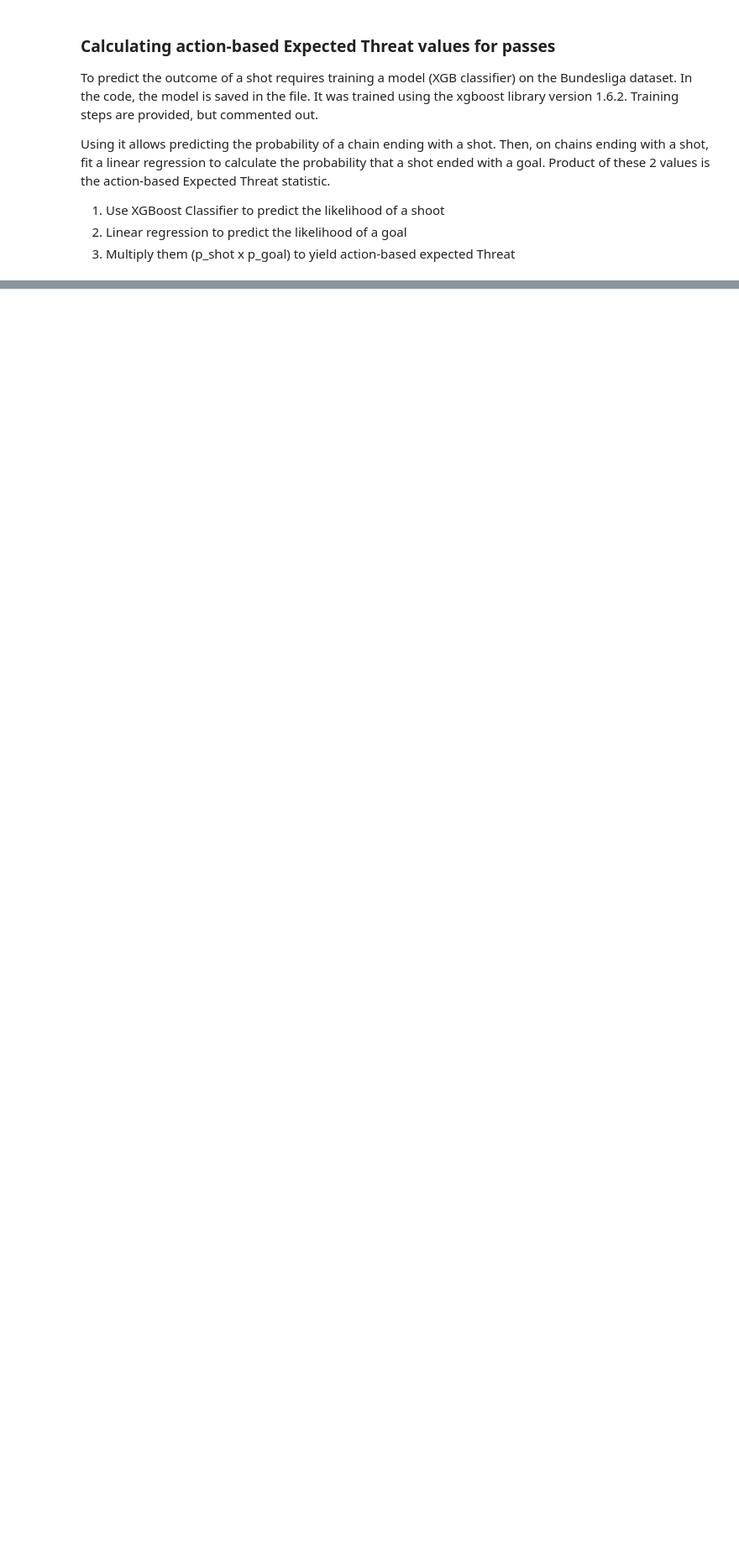
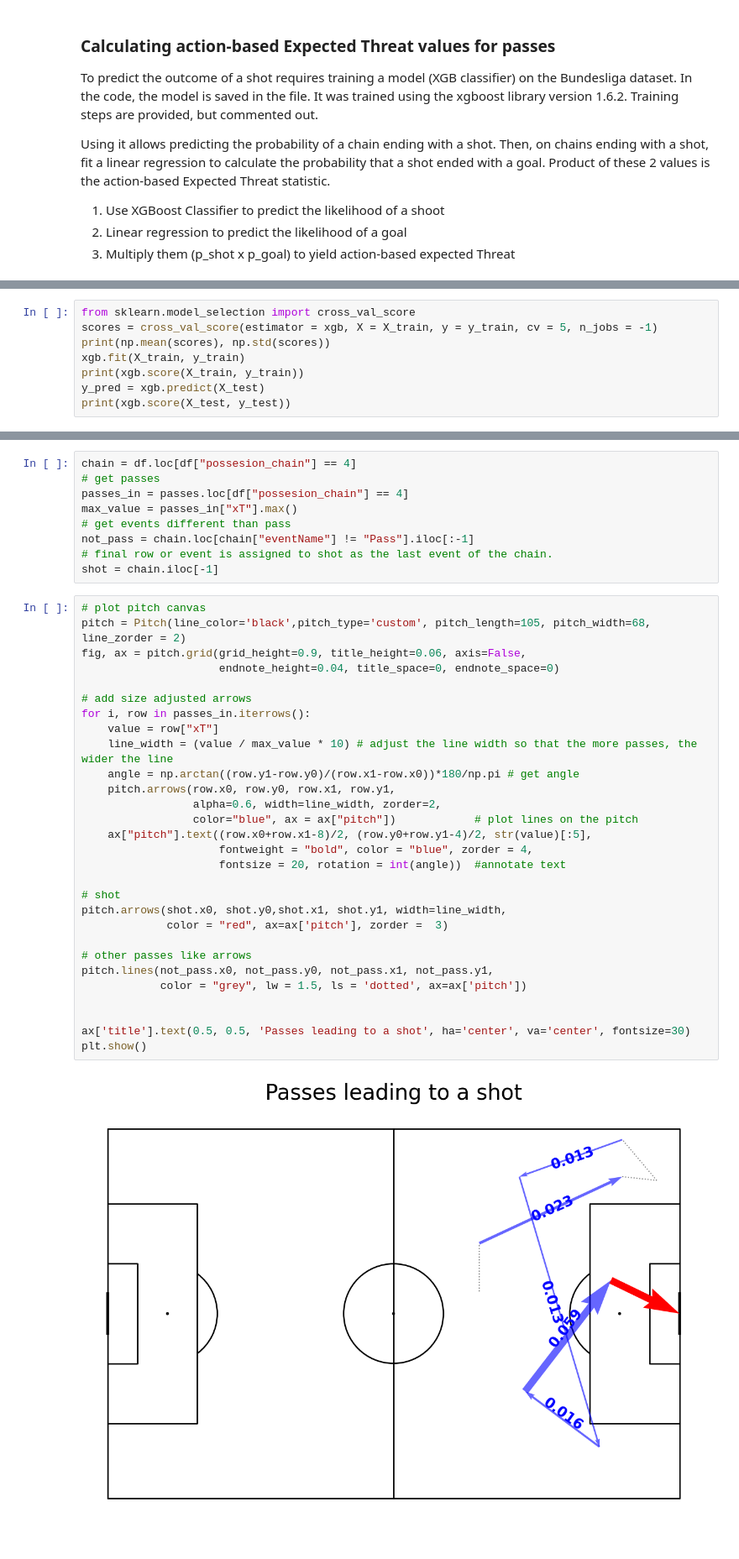
Before and after one commit to khoffLSU/footy_analytics, a Jupyter notebook: Valuing actions calc xT action based.ipynb, the cells around one changed output, grey strips where cells are left out. Shown at 84% size. Drawn from its saved outputs; the diff is of its cells as text; blank space fills up the shorter version.

Commit message:
Add model, xT/xG  predict, and chain plot

```diff
--- a/Valuing actions calc xT action based.ipynb
+++ b/Valuing actions calc xT action based.ipynb
@@ -101,0 +138,8 @@ Using it allows predicting the probability of a chain ending with a shot. Then,
+# %%
+from sklearn.model_selection import cross_val_score
+scores = cross_val_score(estimator = xgb, X = X_train, y = y_train, cv = 5, n_jobs = -1)
+print(np.mean(scores), np.std(scores))
+xgb.fit(X_train, y_train)
+print(xgb.score(X_train, y_train))
+y_pred = xgb.predict(X_test)
+print(xgb.score(X_test, y_test))
@@ -125,0 +203,40 @@ passes[["xG_pred", "shot_prob", "xT"]].head(5)
+# %%
+chain = df.loc[df["possesion_chain"] == 4]
+# get passes
+passes_in = passes.loc[df["possesion_chain"] == 4]
+max_value = passes_in["xT"].max()
+# get events different than pass
+not_pass = chain.loc[chain["eventName"] != "Pass"].iloc[:-1]
+# final row or event is assigned to shot as the last event of the chain.
+shot = chain.iloc[-1]
+# %%
+# plot pitch canvas
+pitch = Pitch(line_color='black',pitch_type='custom', pitch_length=105, pitch_width=68, line_zorder = 2)
+fig, ax = pitch.grid(grid_height=0.9, title_height=0.06, axis=False,
+                     endnote_height=0.04, title_space=0, endnote_space=0)
+
+# add size adjusted arrows
+for i, row in passes_in.iterrows():
+    value = row["xT"]
+    line_width = (value / max_value * 10) # adjust the line width so that the more passes, the wider the line
+    angle = np.arctan((row.y1-row.y0)/(row.x1-row.x0))*180/np.pi # get angle
+    pitch.arrows(row.x0, row.y0, row.x1, row.y1,
+                 alpha=0.6, width=line_width, zorder=2,
+                 color="blue", ax = ax["pitch"])            # plot lines on the pitch
+    ax["pitch"].text((row.x0+row.x1-8)/2, (row.y0+row.y1-4)/2, str(value)[:5],
+                     fontweight = "bold", color = "blue", zorder = 4,
+                     fontsize = 20, rotation = int(angle))  #annotate text
+
+# shot
+pitch.arrows(shot.x0, shot.y0,shot.x1, shot.y1, width=line_width,
+             color = "red", ax=ax['pitch'], zorder =  3)
+
+# other passes like arrows
+pitch.lines(not_pass.x0, not_pass.y0, not_pass.x1, not_pass.y1,
+            color = "grey", lw = 1.5, ls = 'dotted', ax=ax['pitch'])
+
+
+ax['title'].text(0.5, 0.5, 'Passes leading to a shot', ha='center', va='center', fontsize=30)
+plt.show()
+# %% [output]
+[figure, added]
```
Also changed, not shown: parts of 17 cells of this notebook.
